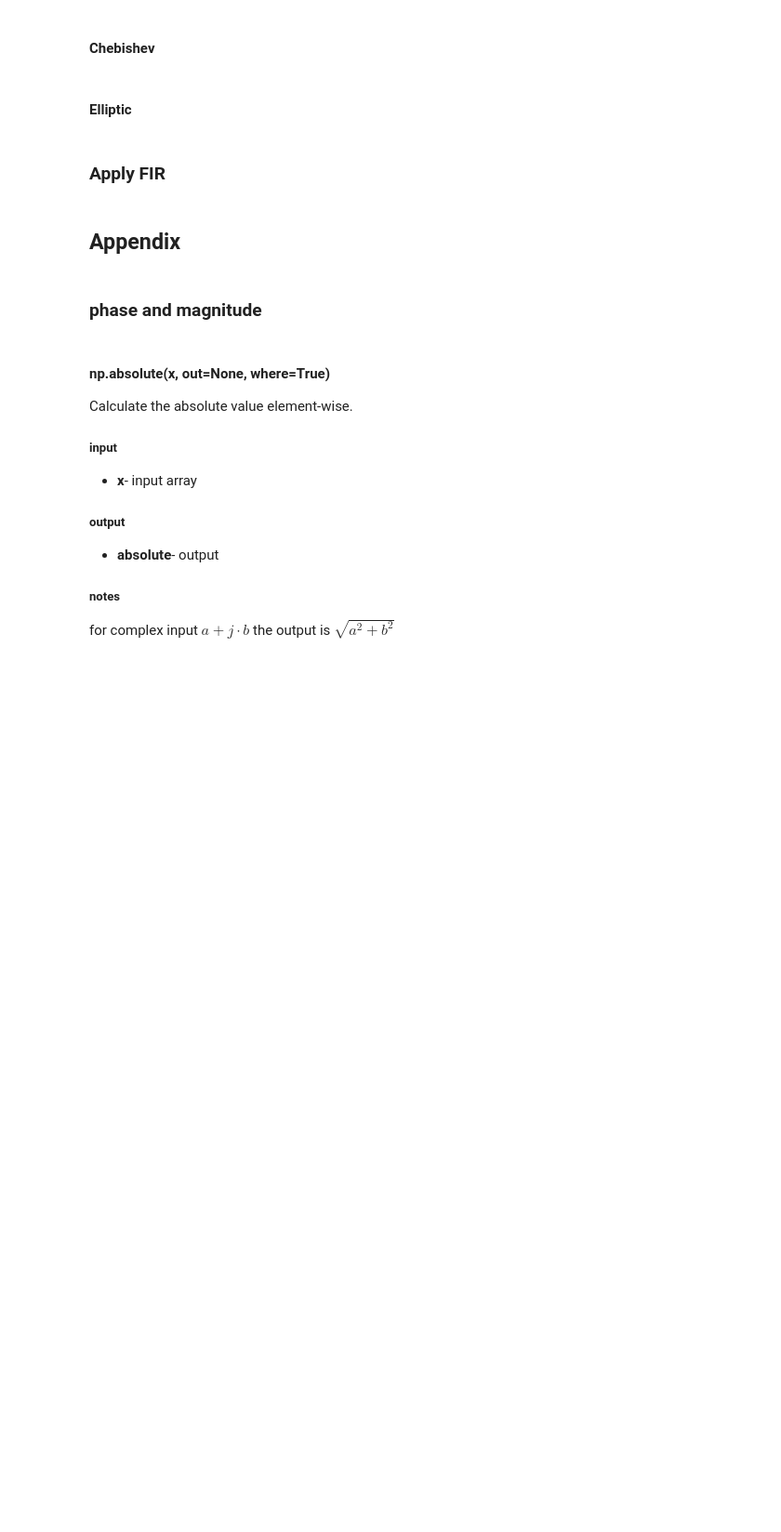
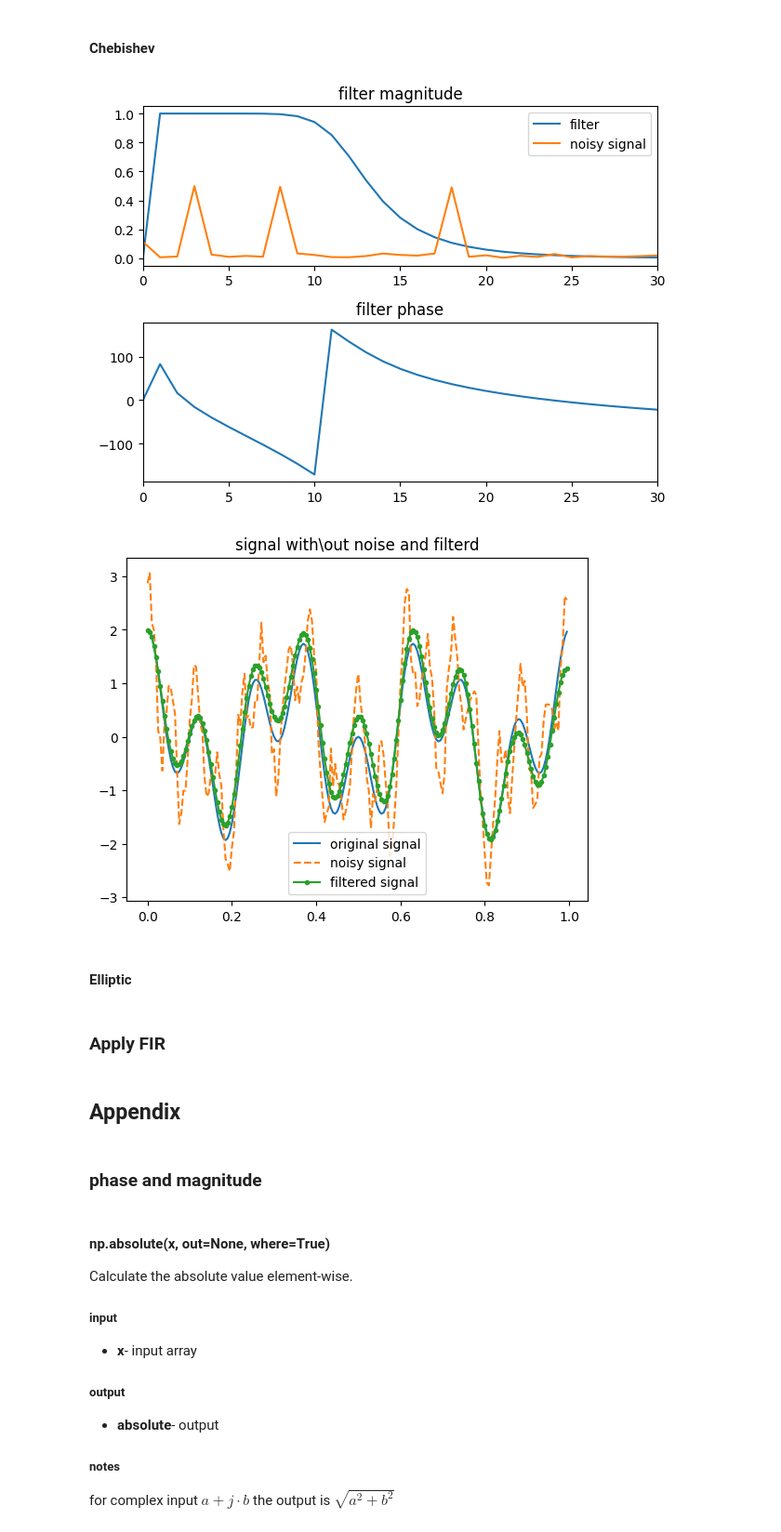
Before and after one commit to vyohai/tutorials, a Jupyter notebook: scipy/Basic filter Design.ipynb, the cells around one changed output. Shown at 93% size. Saved outputs shown, nothing was run; the diff lists cells and outputs as text; code cells hidden in the pictures; blank space fills up the shorter version.

```diff
--- a/scipy/Basic filter Design.ipynb
+++ b/scipy/Basic filter Design.ipynb
@@ -445,35 +449,39 @@ plt.show()
 # order
 order=5
 
 # critical frequencies
-Wn=[2,10]
+Wn=[0.5,12]
 
 # filter design
 b,a=sig.butter(N=order, Wn=Wn, btype='bandpass', analog=False, output='ba', fs=fs)
 
 # calculate filter frequncy response
 w,h=sig.freqz(b=b,a=a, worN=f[:len(f)//2], whole=False, plot=None, fs=fs, include_nyquist=False)
 
 # present filter frequency response
 fx,ax=plt.subplots(2)
 ax[0].plot(w,np.abs(h),w,np.abs(X_noisy[:len(f)//2]))
 ax[0].legend(['filter','noisy signal'])
 ax[0].set_title('filter magnitude')
 ax[0].set_xlim([0,30])
 
 ax[1].plot(w,np.angle(h,deg=True))
 ax[1].set_title('filter phase')
 ax[1].set_xlim([0,30])
 fx.tight_layout()
 plt.show()
 
 # filter the noisy signal
-filtered_signal=sig.lfilter(b, a, noisy_signal)
+filtered_signal=sig.filtfilt(b, a, noisy_signal,padtype='even',padlen=100)
 
+# show results
 plt.plot(t,x_signal,t,noisy_signal,'--',t,filtered_signal,'.-')
 plt.title('signal with\out noise and filterd')
 plt.legend(['original signal','noisy signal','filtered signal'])
 plt.show()
+# %% [output]
+[figure, added]
+[figure, added]
 # %% [markdown]
 #### Elliptic
 # %% [markdown]
```
Also changed, not shown: parts of 5 cells of this notebook.
